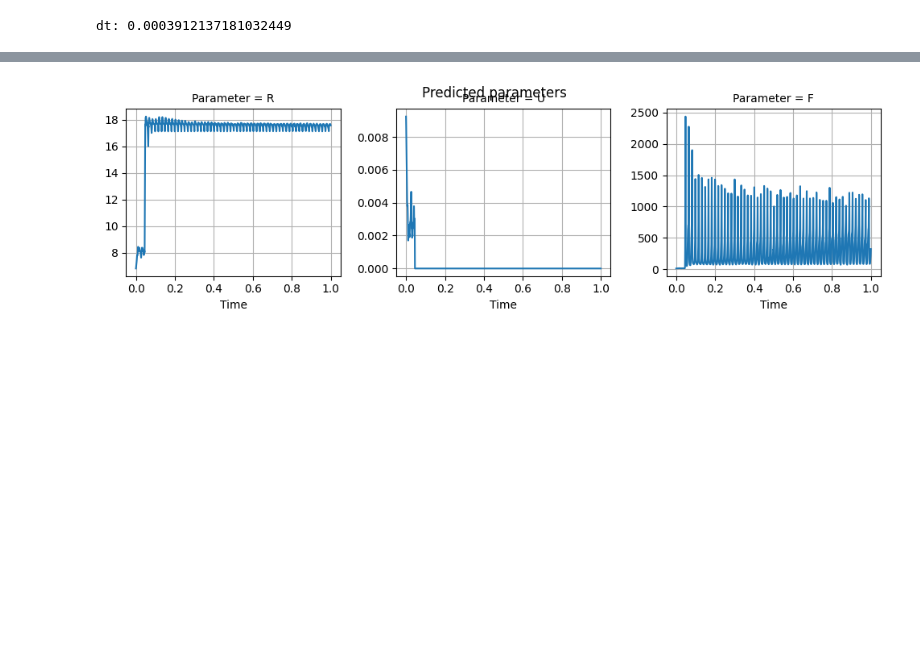
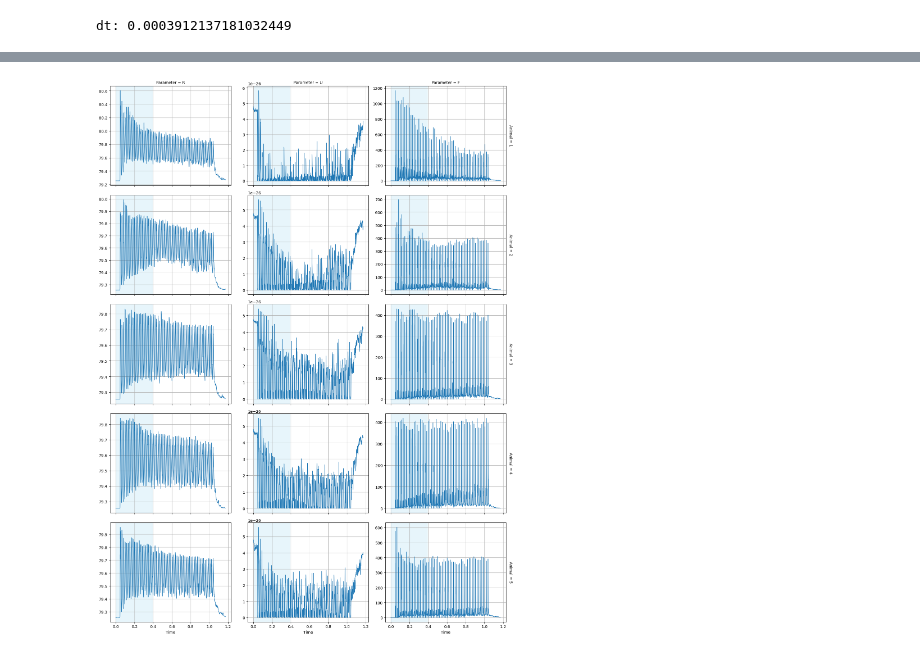
Before and after one commit to ThGaskin/NeuralABM, a Jupyter notebook: Notebooks/Rection_model.ipynb, the cells around one changed output, grey strips where cells are left out. Saved outputs shown, nothing was run; the diff lists cells and outputs as text; code cells hidden in the pictures; blank space fills up the shorter version.

Commit message:
Train on all animals simultaneously

```diff
--- a/Notebooks/Rection_model.ipynb
+++ b/Notebooks/Rection_model.ipynb
@@ -224,15 +229,15 @@ X = solve_ODE(parameters=true_params, num_steps=num_steps, init_state=init_state
 n_ves, n_sites = X[:, [Compartments["R"].value, Compartments["W_v"].value, Compartments["V"].value]].sum(dim=1)[:-1].reshape(-1, 1), X[:, [Compartments["R"].value, Compartments["p"].value, Compartments["W_p"].value]].sum(dim=1)[:-1].reshape(-1, 1)
 
 # Calculate current
-g = impulse_function(times[start:stop], **GENERAL_PARAMS['impulse_function'])
+g = impulse_function(times, **GENERAL_PARAMS['impulse_function'])
 C = calculate_current(R=X[:, Compartments["R"].value][:-1], k_F = true_params[:, Parameters["F"].value], g=g, N=ANIMAL_PARAMS[animal]["N"], dt=dt)
 
 # Plot the results
-fig, axs = plt.subplots(nrows=3, figsize=(20, 20))
+fig, axs = plt.subplots(nrows=3, figsize=(20, 20), sharex=True)
 xr.DataArray(np.hstack([X[:-1], n_ves, n_sites]),
              dims=["Time", "Compartment"],
              coords={"Time": times[start:stop], "Compartment": [e.name for e in Compartments] + ['n_ves'] + ['n_sites']}
-             ).plot(hue="Compartment", ax=axs[0])
+             ).sel({"Compartment": "R"}).plot(hue="Compartment", ax=axs[0])
 xr.DataArray(C[start:stop],
              dims=["Time"],
              coords={"Time": times[start:stop]}).plot(ax=axs[1], label="Estimated current")
@@ -245,7 +250,7 @@ axs[1].set(title="Current")
 axs[2].set(title="Parameters")
 for ax in axs:
     ax.grid()
-axs[1].plot(times[start:stop], currents[animal][start:stop], label="Measured current")
+axs[1].plot(times, currents[animal], label="Measured current")
 axs[1].legend()
 
 print(f'nves: {n_ves.mean()}, nsites: {n_sites.mean()}')
@@ -257,8 +264,8 @@ nves: 15.00001049041748, nsites: 0.6600000262260437
 NN = neural_net.NeuralNet(
     input_size = 2, # Two time series points
     output_size = 3, # Number of parameters
-    num_layers=5,
-    nodes_per_layer={"default": 20},
+    num_layers=7,
+    nodes_per_layer={"default": 30},
     activation_funcs={"default": "softplus", "layer_specific": {-1: "softplus"}},
     learning_rate=0.002,
     optimizer='Adam',
@@ -268,5 +275,9 @@ NN = neural_net.NeuralNet(
 # Store the training loss
 loss_ts = []
 # %%
-C_train = currents[animal][start:stop] * 10**8
-g_train = g[start:stop]
+# Training period
+training_start, training_stop = 0, 1000
+C_train = torch.stack([c[training_start:training_stop] * 10**8 for c in currents.values()])
+g_train = g[training_start:training_stop]
+
+C_train.shape
@@ -317,13 +338,13 @@ plt.grid()
 # %%
 # Plot the results
-predicted_params = NN(torch.hstack([C_train.reshape(-1, 1)[:-1], C_train.reshape(-1, 1)[1:]])).detach()
+predicted_params = [NN(10**8 * torch.hstack([dset.reshape(-1, 1)[:-1], dset.reshape(-1, 1)[1:]])).detach() for dset in currents.values()]
 fg = xr.DataArray(predicted_params,
-             dims=["Time", "Parameter"],
-             coords={"Time": times[:stop-1], "Parameter": [e.name for e in Parameters]}).plot(col="Parameter", sharey=False)
-fg.fig.suptitle("Predicted parameters")
+             dims=["Animal", "Time", "Parameter"],
+             coords={"Animal": np.arange(5)+1, "Time": times[:-1], "Parameter": [e.name for e in Parameters]}).plot(row="Animal", col="Parameter", lw=1, sharey=False, sharex=True, figsize=(15, 20))
 for ax in fg.axs.flatten():
     ax.grid()
+    ax.axvspan(training_start * dt, training_stop * dt, color='skyblue', zorder=-1, alpha=0.2, label='Training period')
 # %% [output]
-[figure, old version]
+[figure, new version]
 # %%
 # Plot the resulting current
```
Also changed, not shown: parts of 12 cells of this notebook.
